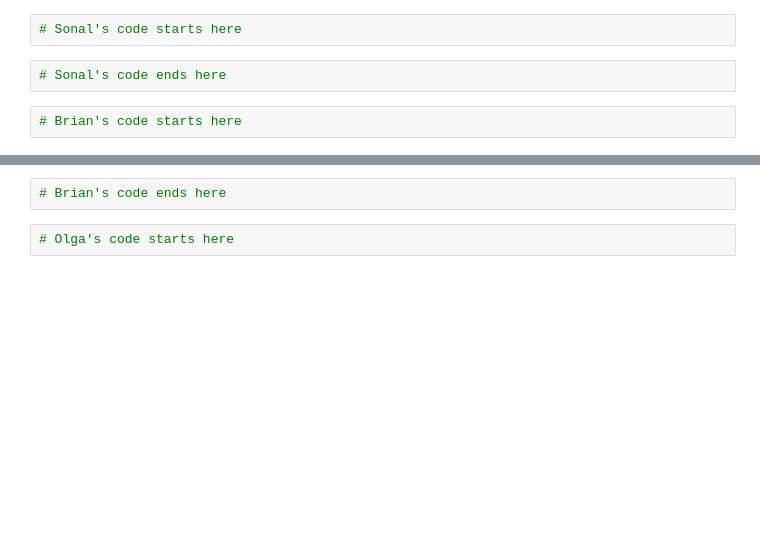
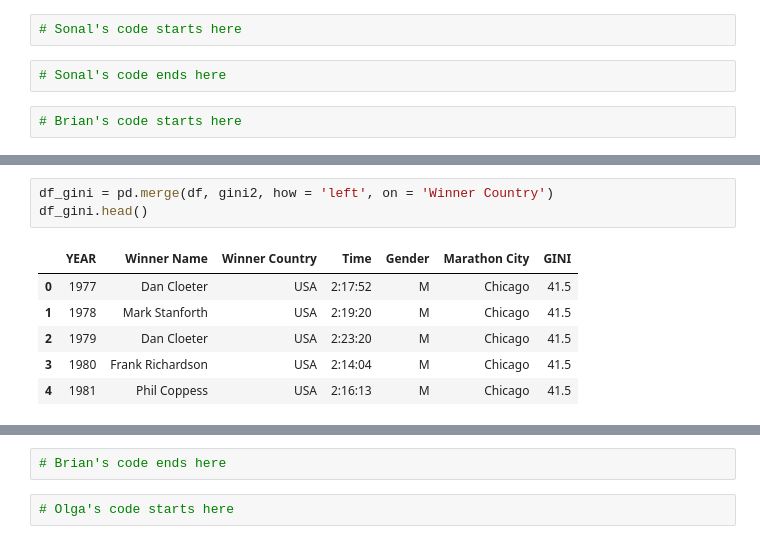
Before and after one commit to bhlynch/project_one, a Jupyter notebook: Team_MarathonRunners_Project_One.ipynb, the cells around one changed output, grey strips where cells are left out. Cells and saved outputs as stored; diff of their text form; blank space fills up the shorter version.

```diff
--- a/Team_MarathonRunners_Project_One.ipynb
+++ b/Team_MarathonRunners_Project_One.ipynb
@@ -43,0 +103,10 @@ marathon_data_complete_new
+# %%
+df_gini = pd.merge(df, gini2, how = 'left', on = 'Winner Country')
+df_gini.head()
+# %% [output]
+|  | YEAR | Winner Name | Winner Country | Time | Gender | Marathon City | GINI |
+| 0 | 1977 | Dan Cloeter | USA | 2:17:52 | M | Chicago | 41.5 |
+| 1 | 1978 | Mark Stanforth | USA | 2:19:20 | M | Chicago | 41.5 |
+| 2 | 1979 | Dan Cloeter | USA | 2:23:20 | M | Chicago | 41.5 |
+| 3 | 1980 | Frank Richardson | USA | 2:14:04 | M | Chicago | 41.5 |
+| 4 | 1981 | Phil Coppess | USA | 2:16:13 | M | Chicago | 41.5 |
```
Also changed, not shown: parts of 10 cells of this notebook.
